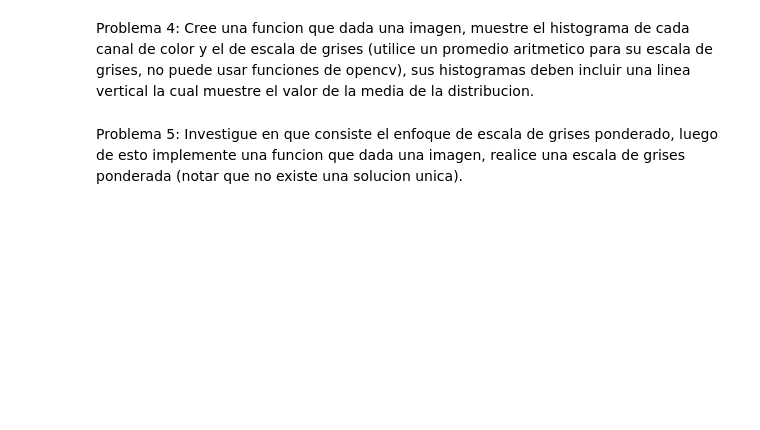
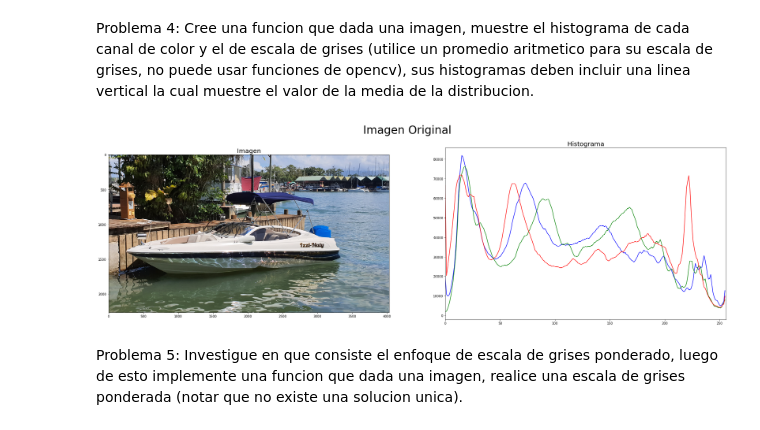
Before and after one commit to eviaun/Text-Mining-Image-Recognition, a Jupyter notebook: Tareas/Tarea 1/Tarea_1.ipynb, the cells around one changed output. Saved outputs shown, nothing was run; the diff lists cells and outputs as text; code cells hidden in the pictures; blank space fills up the shorter version.

```diff
--- a/Tareas/Tarea 1/Tarea_1.ipynb
+++ b/Tareas/Tarea 1/Tarea_1.ipynb
@@ -143,6 +143,29 @@ Cree una funcion que dada una imagen, muestre el histograma de cada canal de col
 escala de grises (utilice un promedio aritmetico para su escala de grises, no puede usar funciones
 de opencv), sus histogramas deben incluir una linea vertical la cual muestre el valor de la media
 de la distribucion.
+# %%
+imgP = cv2.imread('Regal_Original.jpg')
+imgP = cv2.cvtColor(imgP, cv2.COLOR_BGR2RGB)
+# %%
+def grafic(img,tit):
+    im=img
+    fig, axs = plt.subplots(1,2, figsize=(35, 10))
+    fig.suptitle(tit,fontsize=35)
+    color = ('b', 'g', 'r')
+
+    for i, col in enumerate(color):
+        histr = cv2.calcHist([im],[i], None,[256],[0, 256])
+        axs[1].set_title('Histograma',fontsize=20)
+        axs[1].plot(histr, color = col)
+        axs[1].axis(xmin=0,xmax=256)
+    axs[0].set_title('Imagen',fontsize=20)
+    axs[0].imshow(im, origin='upper')
+    plt.show()
+    return(None)
+# %%
+grafic(imgP,"Imagen Original")
+# %% [output]
+[figure, added]
 # %% [markdown]
 Problema 5:
 Investigue en que consiste el enfoque de escala de grises ponderado, luego de esto implemente una
```
Also changed, not shown: parts of 13 cells of this notebook, 10 other files.
